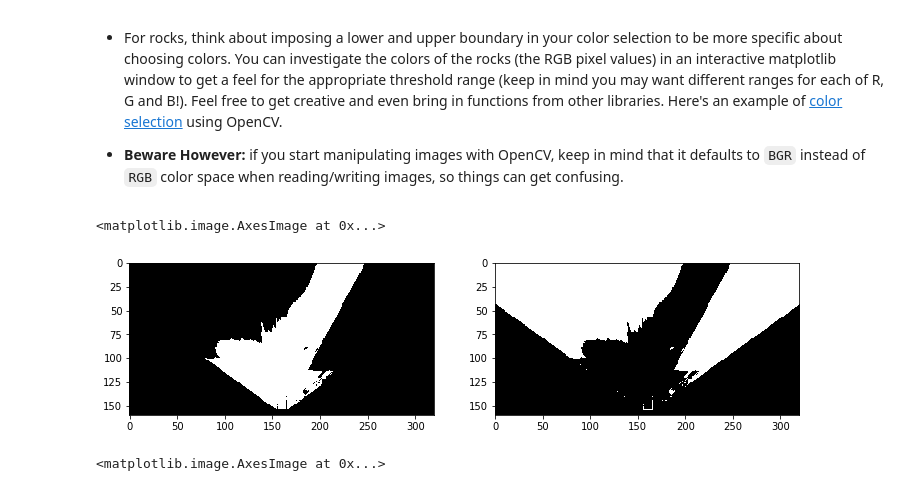
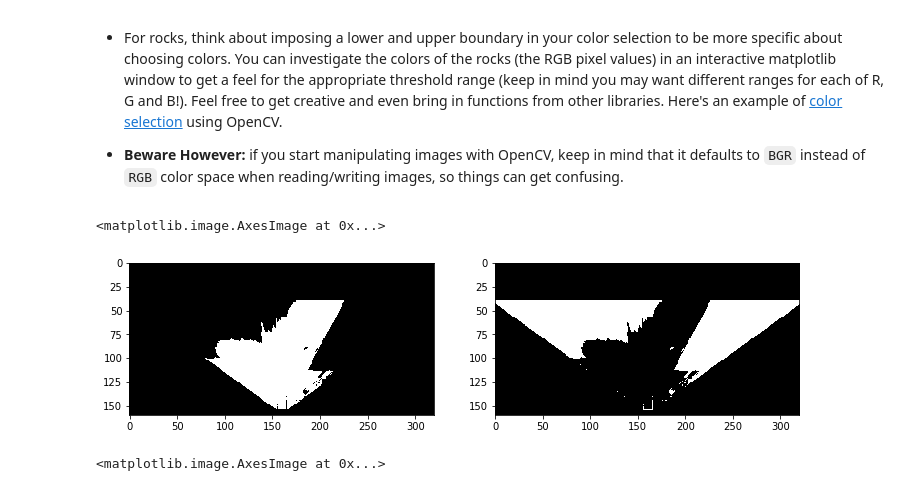
Before and after one commit to sskpeng/RoboND-Rover-Project, a Jupyter notebook: code/Rover_Project_Test_Notebook.ipynb, the cells around one changed output. Drawn from its saved outputs; the diff is of its cells as text; code cells hidden in the pictures.

```diff
--- a/code/Rover_Project_Test_Notebook.ipynb
+++ b/code/Rover_Project_Test_Notebook.ipynb
@@ -77,7 +77,10 @@ def perspect_transform(img, src, dst):
 
     M = cv2.getPerspectiveTransform(src, dst)
     warped = cv2.warpPerspective(img, M, (img.shape[1], img.shape[0]))# keep same size as input image
-    mask = cv2.warpPerspective(np.ones_like(img[:,:,0]), M, (img.shape[1], img.shape[0]))
+    mask_img = np.ones_like(img[:,:,0])
+    edge = img.shape[1]
+    #mask_img[80] = 0
+    mask = cv2.warpPerspective(mask_img, M, (img.shape[1], img.shape[0]))
     #mask2 = np.ones_like(mask)
     #for i in range(mask.shape[0]):
     #    for j in range(mask.shape[1]):
@@ -138,35 +141,35 @@ def color_thresh(img, rgb_thresh=(160, 160, 160)):
                 & (img[:,:,1] > rgb_thresh[1]) \
                 & (img[:,:,2] > rgb_thresh[2])
     # Index the array of zeros with the boolean array and set to 1
     color_select[above_thresh] = 1
     # Return the binary image
     return color_select
 
 def color_thresh3(img, rgb_thresh=(160, 160, 160)):
     # Create an array of zeros same xy size as img, but single channel
     color_select = np.zeros_like(img[:,:,:])
     # Require that each pixel be above all three threshold values in RGB
     # above_thresh will now contain a boolean array with "True"
     # where threshold was met
     above_thresh = (img[:,:,0] > rgb_thresh[0]) \
                 & (img[:,:,1] > rgb_thresh[1]) \
                 & (img[:,:,2] > rgb_thresh[2])
     # Index the array of zeros with the boolean array and set to 1
     color_select[above_thresh] = [255,255,255]
     # Return the binary image
     return color_select
 
-threshed = color_thresh(warped)# * mask
+threshed = color_thresh(warped) * mask
 obstacle = np.absolute(np.float32(threshed) - 1) * mask
 fig = plt.figure(figsize=(12,3))
 plt.subplot(121)
 plt.imshow(threshed, cmap='gray')
 plt.subplot(122)
 plt.imshow(obstacle, cmap='gray')
 #scipy.misc.imsave('../output/warped_threshed.jpg', threshed*255)
 # %% [output]
 <matplotlib.image.AxesImage at 0x...>
-[figure, old version]
+[figure, new version]
 # %%
 # Identify pixels with the range for rocks
 # Threshold of RGB > 160 does a nice job of identifying ground pixels only
```
Also changed, not shown: parts of 5 cells of this notebook.
